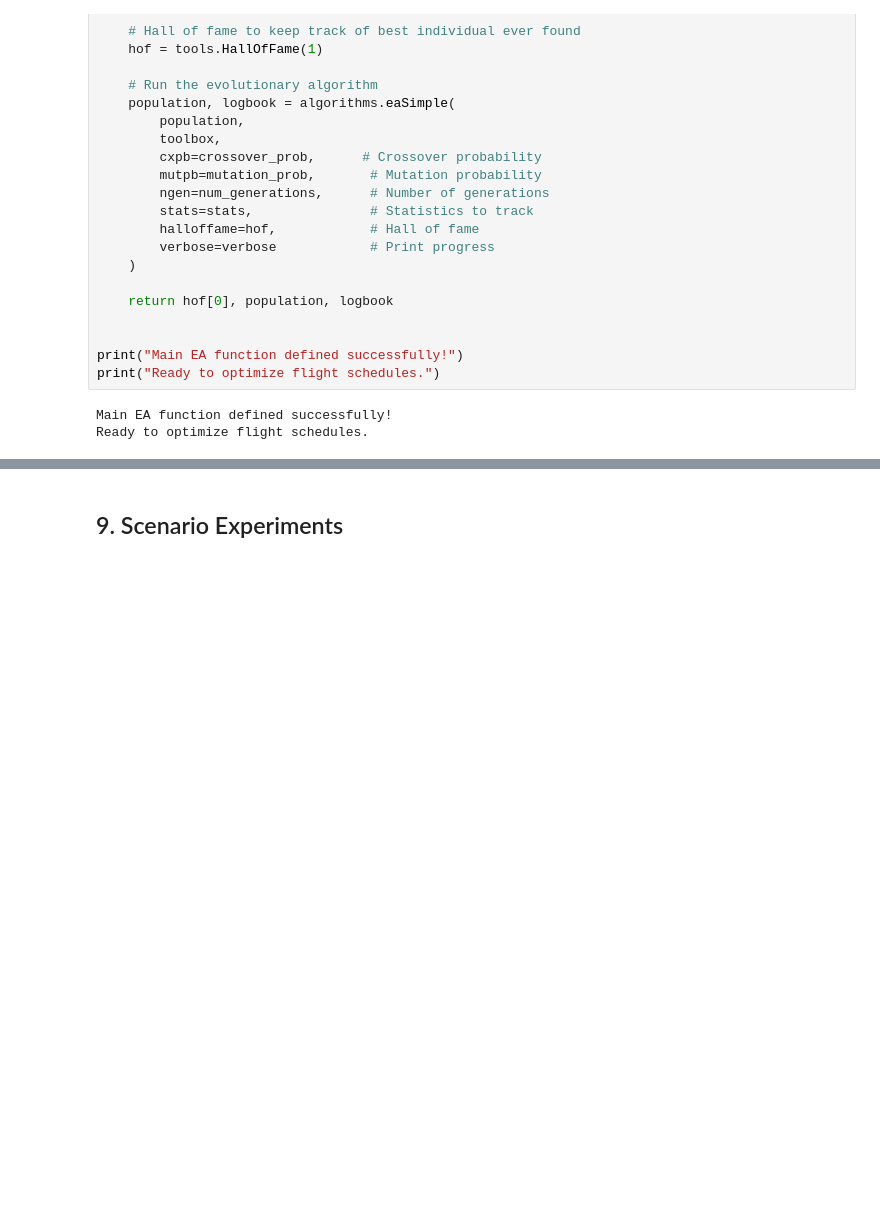
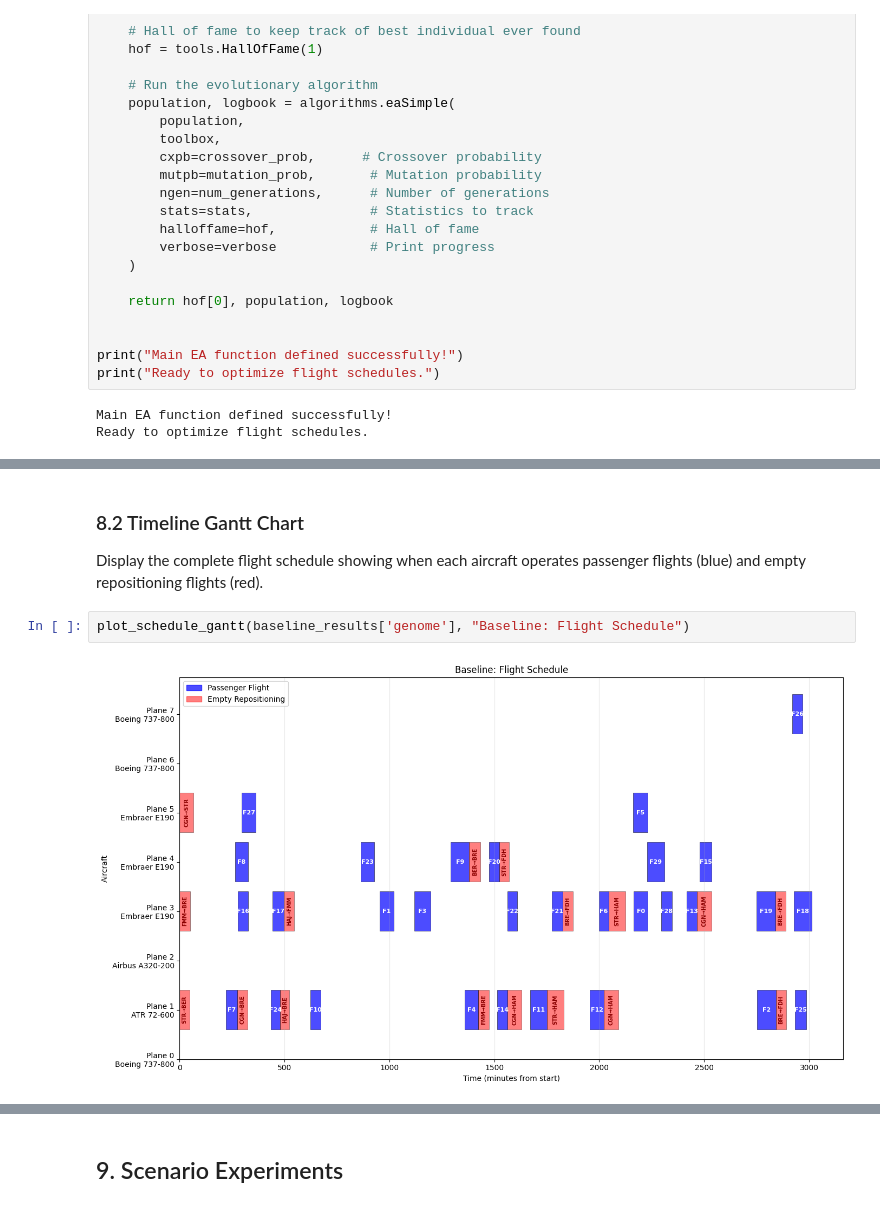
Before and after one commit to Terikyy/ai-evolutionary-algorithms, a Jupyter notebook: flight-schedule-optimization.ipynb, the cells around one changed output, grey strips where cells are left out. Drawn from its saved outputs; the diff is of its cells as text; blank space fills up the shorter version.

```diff
--- a/flight-schedule-optimization.ipynb
+++ b/flight-schedule-optimization.ipynb
@@ -1138,0 +1218,8 @@ Ready to optimize flight schedules.
+# %% [markdown]
+### 8.2 Timeline Gantt Chart
+
+Display the complete flight schedule showing when each aircraft operates passenger flights (blue) and empty repositioning flights (red).
+# %%
+plot_schedule_gantt(baseline_results['genome'], "Baseline: Flight Schedule")
+# %% [output]
+[figure, added]
```
Also changed, not shown: parts of 17 cells of this notebook.
